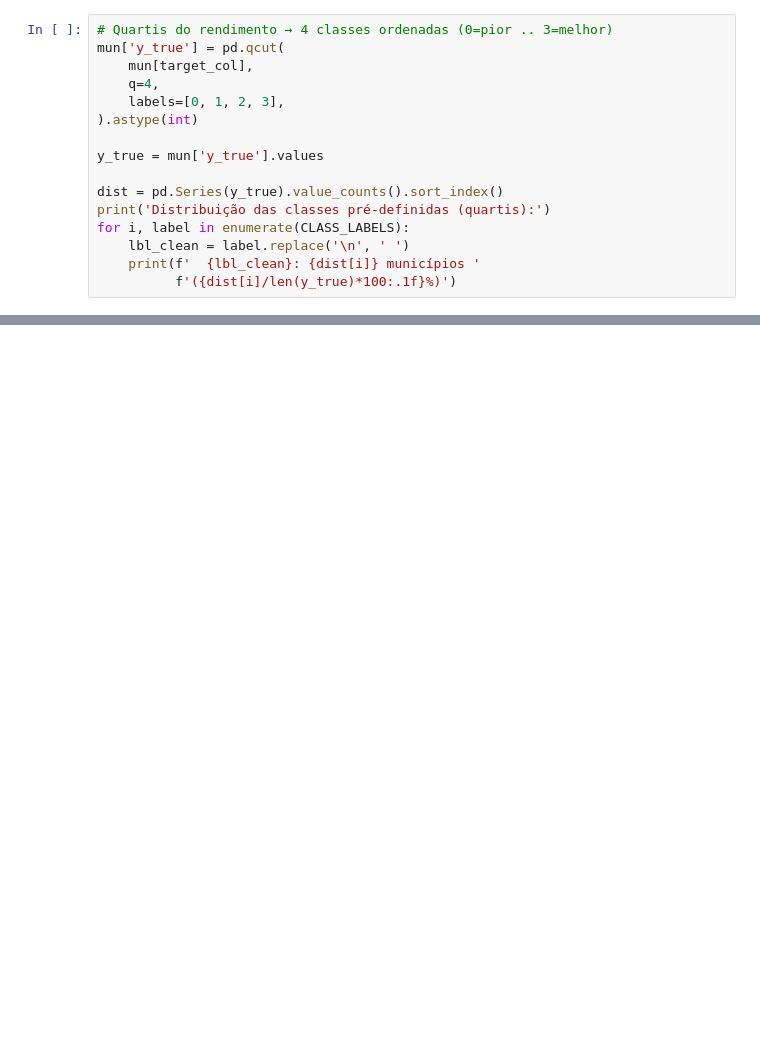
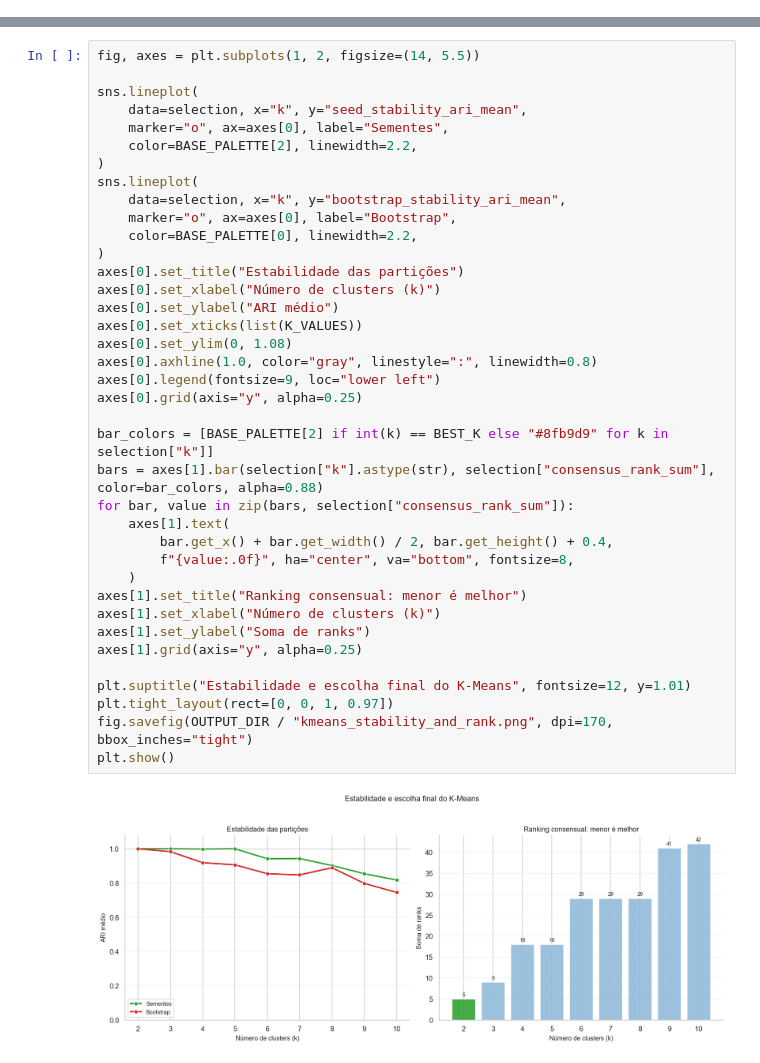
Before and after one commit to Bruno-P-d-E/mineracao-de-dados-clima-soja-parana, a Jupyter notebook: src/mining/unsupervised.ipynb, the cells around one changed output, grey strips where cells are left out. Cells and saved outputs as stored; diff of their text form; blank space fills up the shorter version.

```diff
--- a/src/mining/unsupervised.ipynb
+++ b/src/mining/unsupervised.ipynb
@@ -149,16 +0,0 @@ Shape da matriz de features: (399, 8208)
-# %%
-# Quartis do rendimento → 4 classes ordenadas (0=pior .. 3=melhor)
-mun['y_true'] = pd.qcut(
-    mun[target_col],
-    q=4,
-    labels=[0, 1, 2, 3],
-).astype(int)
-
-y_true = mun['y_true'].values
-
-dist = pd.Series(y_true).value_counts().sort_index()
-print('Distribuição das classes pré-definidas (quartis):')
-for i, label in enumerate(CLASS_LABELS):
-    lbl_clean = label.replace('\n', ' ')
-    print(f'  {lbl_clean}: {dist[i]} municípios '
-          f'({dist[i]/len(y_true)*100:.1f}%)')
@@ -751,0 +474,40 @@ Longitude coluna: longitude
+# %%
+fig, axes = plt.subplots(1, 2, figsize=(14, 5.5))
+
+sns.lineplot(
+    data=selection, x="k", y="seed_stability_ari_mean",
+    marker="o", ax=axes[0], label="Sementes",
+    color=BASE_PALETTE[2], linewidth=2.2,
+)
+sns.lineplot(
+    data=selection, x="k", y="bootstrap_stability_ari_mean",
+    marker="o", ax=axes[0], label="Bootstrap",
+    color=BASE_PALETTE[0], linewidth=2.2,
+)
+axes[0].set_title("Estabilidade das partições")
+axes[0].set_xlabel("Número de clusters (k)")
+axes[0].set_ylabel("ARI médio")
+axes[0].set_xticks(list(K_VALUES))
+axes[0].set_ylim(0, 1.08)
+axes[0].axhline(1.0, color="gray", linestyle=":", linewidth=0.8)
+axes[0].legend(fontsize=9, loc="lower left")
+axes[0].grid(axis="y", alpha=0.25)
+
+bar_colors = [BASE_PALETTE[2] if int(k) == BEST_K else "#8fb9d9" for k in selection["k"]]
+bars = axes[1].bar(selection["k"].astype(str), selection["consensus_rank_sum"], color=bar_colors, alpha=0.88)
+for bar, value in zip(bars, selection["consensus_rank_sum"]):
+    axes[1].text(
+        bar.get_x() + bar.get_width() / 2, bar.get_height() + 0.4,
+        f"{value:.0f}", ha="center", va="bottom", fontsize=8,
+    )
+axes[1].set_title("Ranking consensual: menor é melhor")
+axes[1].set_xlabel("Número de clusters (k)")
+axes[1].set_ylabel("Soma de ranks")
+axes[1].grid(axis="y", alpha=0.25)
+
+plt.suptitle("Estabilidade e escolha final do K-Means", fontsize=12, y=1.01)
+plt.tight_layout(rect=[0, 0, 1, 0.97])
+fig.savefig(OUTPUT_DIR / "kmeans_stability_and_rank.png", dpi=170, bbox_inches="tight")
+plt.show()
+# %% [output]
+[figure, added]
```
Also changed, not shown: parts of 64 cells of this notebook, 9 other files.
